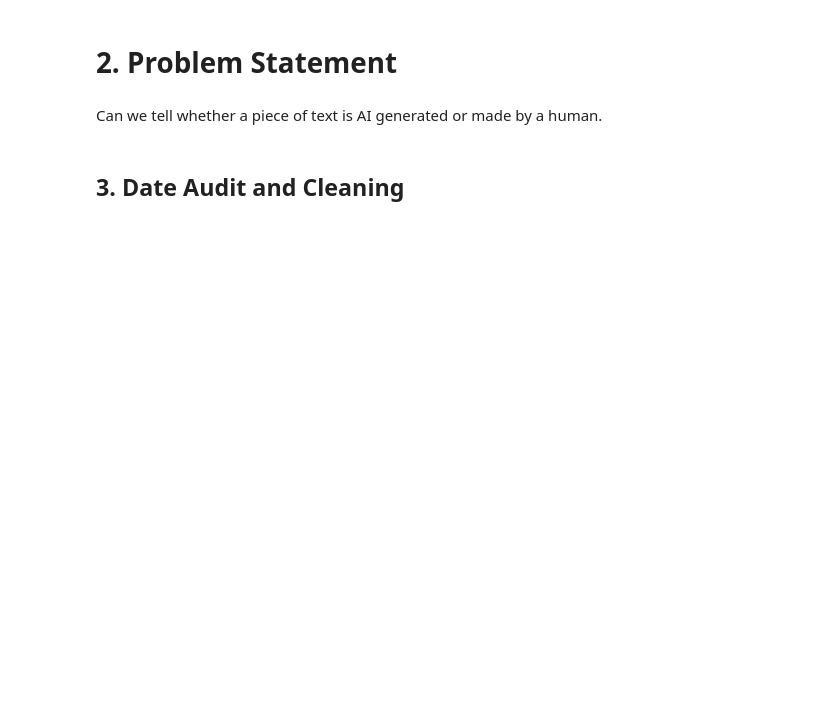
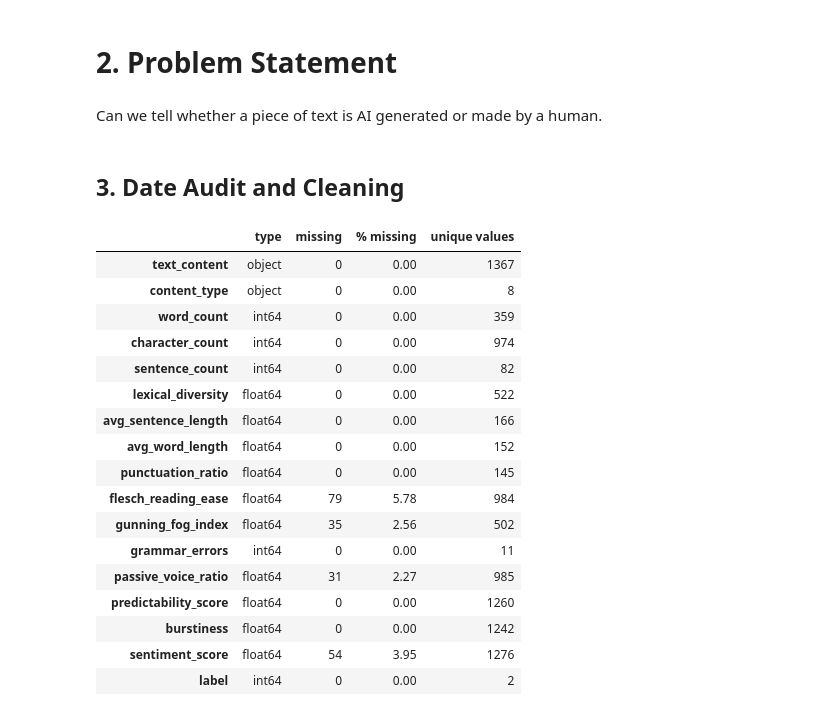
Before and after one commit to crovillo/DS3000-AI-vs-Human-Detection-, a Jupyter notebook: DS3000_AIvsHumanDetection_Group13.ipynb, the cells around one changed output. Drawn from its saved outputs; the diff is of its cells as text; code cells hidden in the pictures; blank space fills up the shorter version.

Commit message:
Ran the tables bc we didnt run them before... :( Also we analyzed the values and wrote about our findings.

```diff
--- a/DS3000_AIvsHumanDetection_Group13.ipynb
+++ b/DS3000_AIvsHumanDetection_Group13.ipynb
@@ -48,12 +49,31 @@ Can we tell whether a piece of text is AI generated or made by a human.
 # %% [markdown]
 ## 3. Date Audit and Cleaning
 # %%
-audit = pd.DataFRame({
+audit = pd.DataFrame({
     "type": df.dtypes,
     "missing": df.isna().sum(),
     "% missing": (df.isna().mean() * 100).round(2),
     "unique values": df.nunique(),
 })
 audit
+# %% [output]
+|  | type | missing | % missing | unique values |
+| text_content | object | 0 | 0.00 | 1367 |
+| content_type | object | 0 | 0.00 | 8 |
+| word_count | int64 | 0 | 0.00 | 359 |
+| character_count | int64 | 0 | 0.00 | 974 |
+| sentence_count | int64 | 0 | 0.00 | 82 |
+| lexical_diversity | float64 | 0 | 0.00 | 522 |
+| avg_sentence_length | float64 | 0 | 0.00 | 166 |
+| avg_word_length | float64 | 0 | 0.00 | 152 |
+| punctuation_ratio | float64 | 0 | 0.00 | 145 |
+| flesch_reading_ease | float64 | 79 | 5.78 | 984 |
+| gunning_fog_index | float64 | 35 | 2.56 | 502 |
+| grammar_errors | int64 | 0 | 0.00 | 11 |
+| passive_voice_ratio | float64 | 31 | 2.27 | 985 |
+| predictability_score | float64 | 0 | 0.00 | 1260 |
+| burstiness | float64 | 0 | 0.00 | 1242 |
+| sentiment_score | float64 | 54 | 3.95 | 1276 |
+| label | int64 | 0 | 0.00 | 2 |
 # %%
 print("Duplicate rows:", df.duplicated().sum())
```
Also changed, not shown: parts of 4 cells of this notebook.
